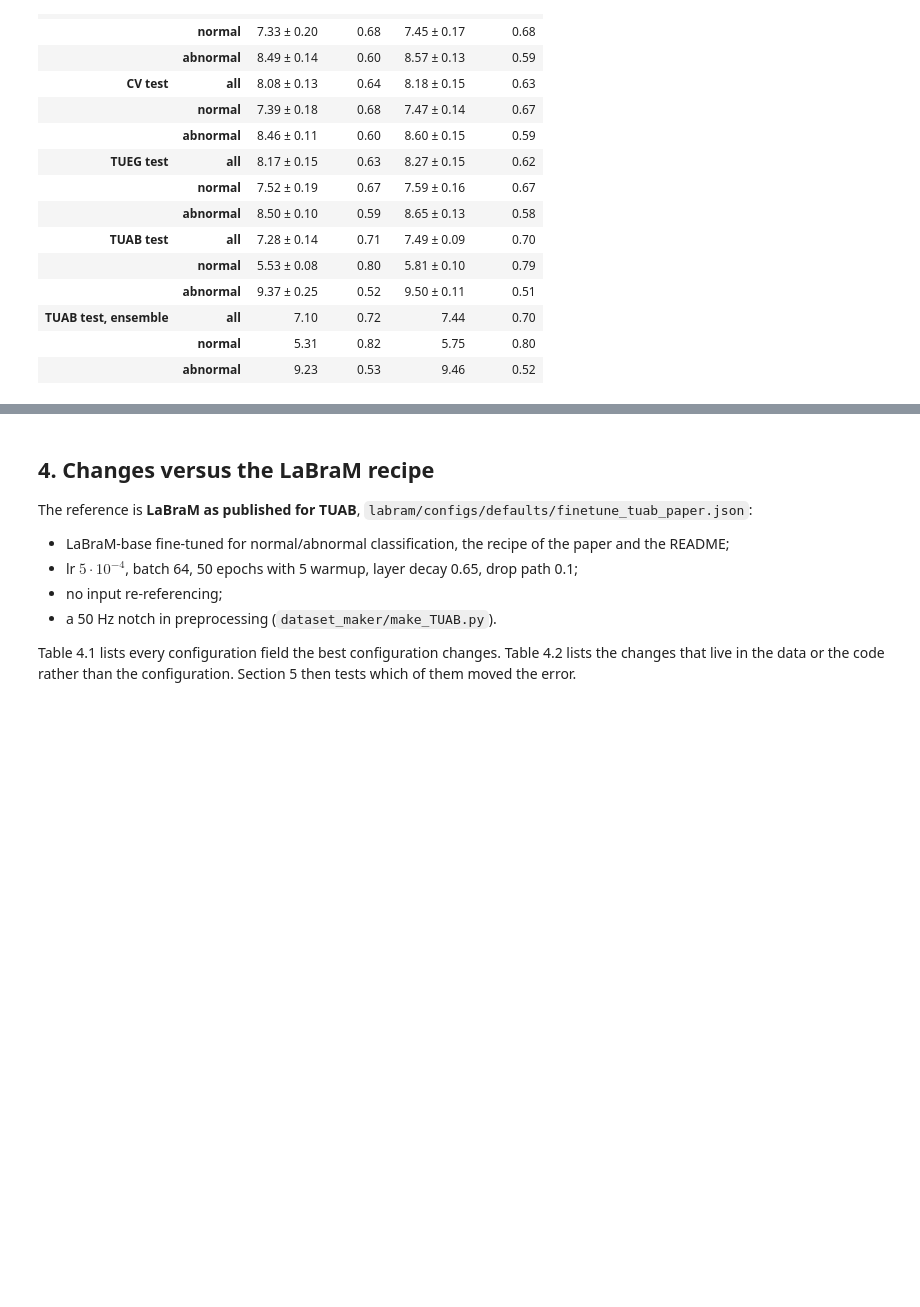
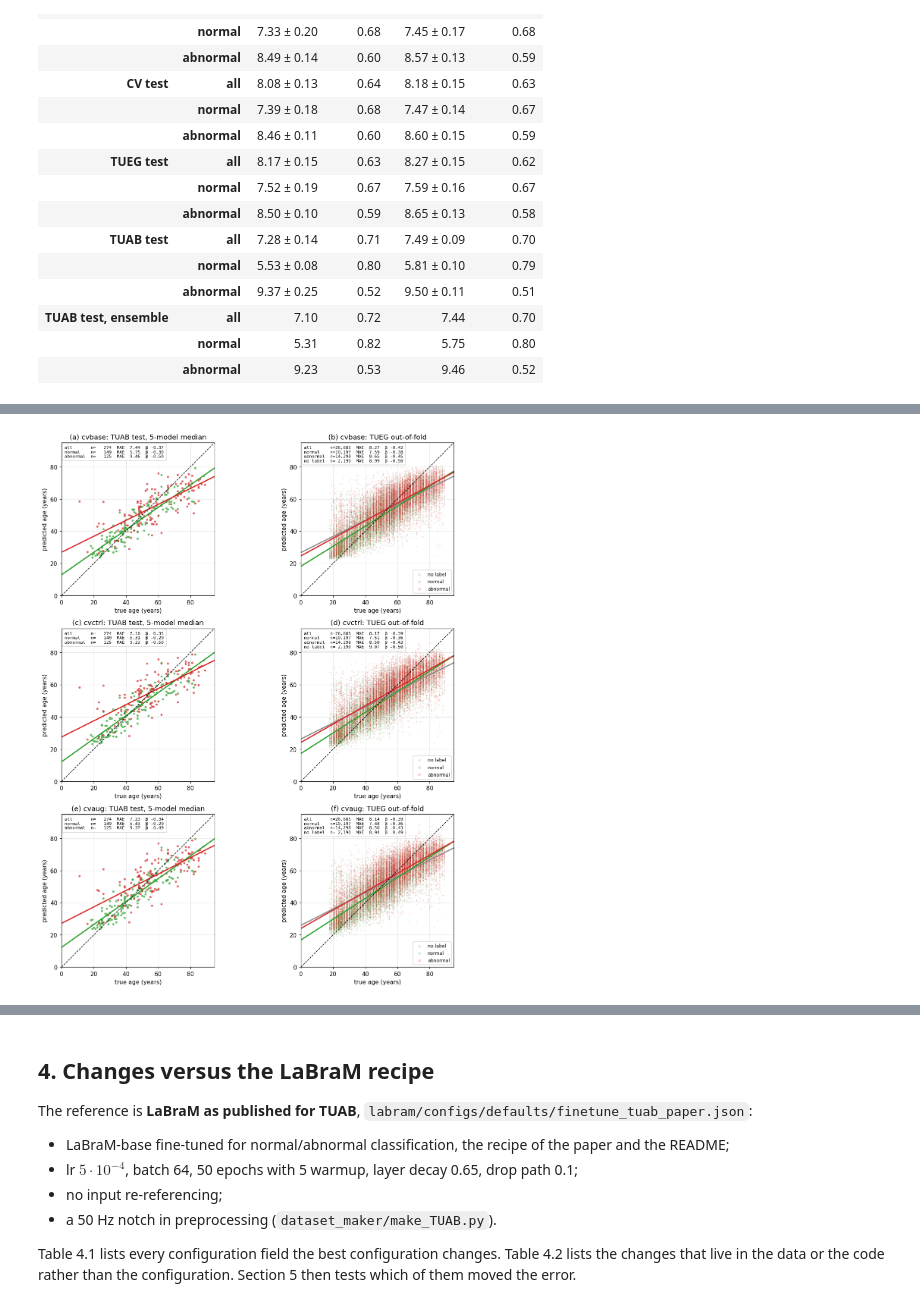
Before and after one commit to Neuro-Clalit/LaBraM, a Jupyter notebook: notebooks/brain_age_research_summary.ipynb, the cells around one changed output, grey strips where cells are left out. Drawn from its saved outputs; the diff is of its cells as text; code cells hidden in the pictures; blank space fills up the shorter version.

```diff
--- a/notebooks/brain_age_research_summary.ipynb
+++ b/notebooks/brain_age_research_summary.ipynb
@@ -1309,0 +1455,43 @@ numbered_table(pd.DataFrame(rows).set_index(["set", "cohort"]), "3.3", "Results
+# %%
+if preds is not None and HAVE_TUEG:
+    SCOL = {"normal": "tab:green", "abnormal": "tab:red", "no label": "0.55"}
+    shown = (rs.PREDICTION_SETS[0], rs.PREDICTION_SETS[2])
+    fig, axes = plt.subplots(len(cv_exps), 2, figsize=(12.5, 4.5 * len(cv_exps)))  # fits one PDF page
+    grid = np.linspace(0, 95, 2)
+    for r, exp in enumerate(cv_exps):
+        for c, name in enumerate(shown):
+            ax = axes[r, c]
+            g = psets[(psets.exp == exp) & (psets.set == name)]
+            big = len(g) > 2000
+            lines = []
+            for status in ("no label", "normal", "abnormal"):          # abnormal drawn last, on top
+                s = g[g.status == status]
+                if not len(s):
+                    continue
+                ax.scatter(s.true, s.pred, s=3 if big else 14, alpha=0.18 if big else 0.7, color=SCOL[status],
+                           lw=0, rasterized=True, label=status)
+                k, b = np.polyfit(s.true, s.pred, 1)
+                ax.plot(grid, k * grid + b, color=SCOL[status], lw=2)
+            for status in ("all", "normal", "abnormal", "no label"):
+                s = g if status == "all" else g[g.status == status]
+                if len(s):
+                    m = rs.age_fit_metrics(s.pred, s.true)
+                    lines.append(f"{status:9s} n={m['n']:>6,}  MAE {m['MAE']:5.2f}  β {m['β']:+.2f}")
+            ax.plot(grid, grid, ls="--", color="k", lw=1)
+            ax.text(0.02, 0.98, "\n".join(lines), transform=ax.transAxes, va="top", ha="left", fontsize=7.5,
+                    family="monospace", bbox=dict(facecolor="white", alpha=0.85, edgecolor="0.8"))
+            ax.set_xlim(0, 95)
+            ax.set_ylim(0, 95)
+            ax.set_aspect("equal")
+            ax.set_xlabel("true age (years)")
+            ax.set_ylabel("predicted age (years)")
+            what = "TUAB test, 5-model median" if c == 0 else "TUEG out-of-fold"
+            ax.set_title(f"{exp}: {what}")
+            if c == 1:
+                ax.legend(loc="lower right", fontsize=8, markerscale=3)
+    fig.tight_layout()
+    panel_labels(list(axes.ravel()))
+    assert_max_columns(fig)
+    plt.show()
+# %% [output]
+[figure, added]
```
Also changed, not shown: parts of 13 cells of this notebook, 3 other files.
